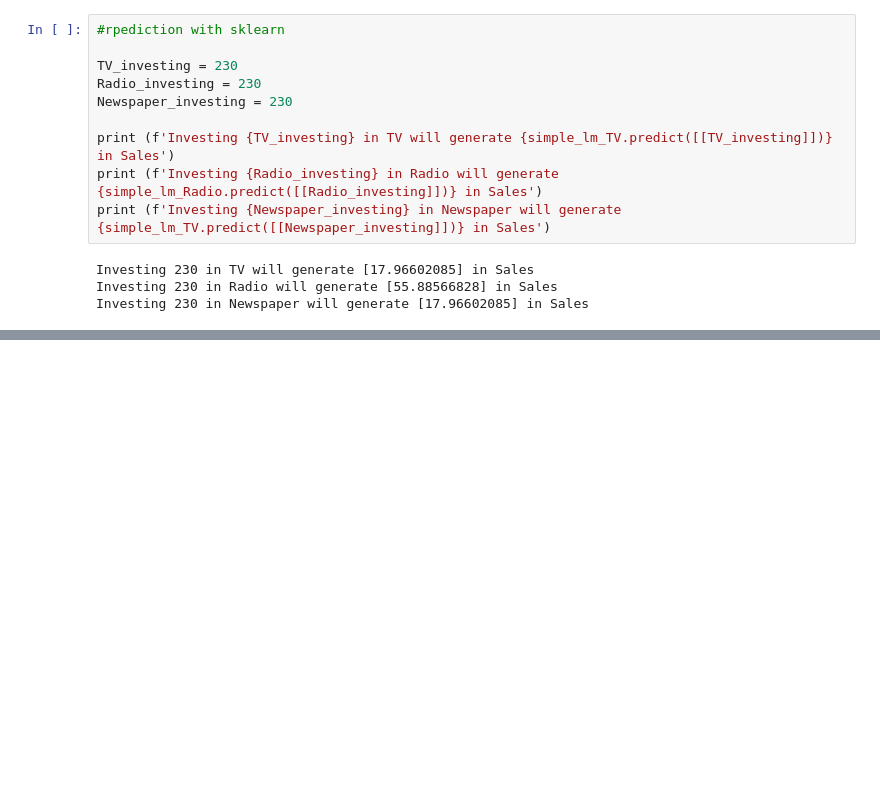
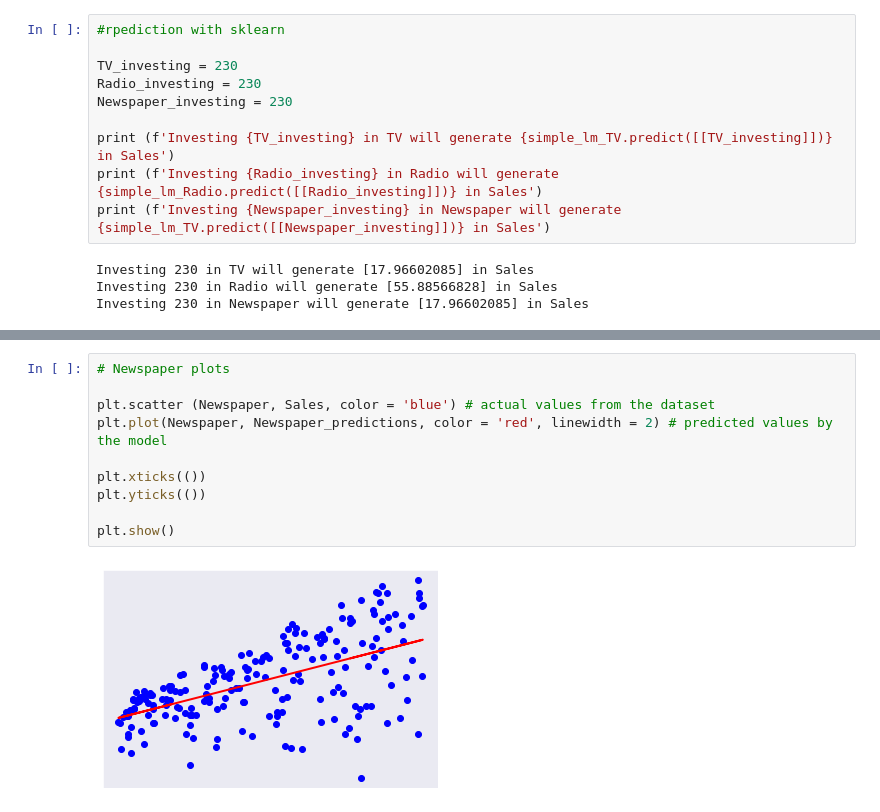
Before and after one commit to Chromathiccc/Colab_notebooks, a Jupyter notebook: Week_2.ipynb, the cells around one changed output, grey strips where cells are left out. Drawn from its saved outputs; the diff is of its cells as text; blank space fills up the shorter version.

```diff
--- a/Week_2.ipynb
+++ b/Week_2.ipynb
@@ -128,0 +201,12 @@ Mean sales increase 16.5375
+# %%
+# Newspaper plots
+
+plt.scatter (Newspaper, Sales, color = 'blue') # actual values from the dataset
+plt.plot(Newspaper, Newspaper_predictions, color = 'red', linewidth = 2) # predicted values by the model
+
+plt.xticks(())
+plt.yticks(())
+
+plt.show()
+# %% [output]
+[figure, added]
```
Also changed, not shown: parts of 17 cells of this notebook.
